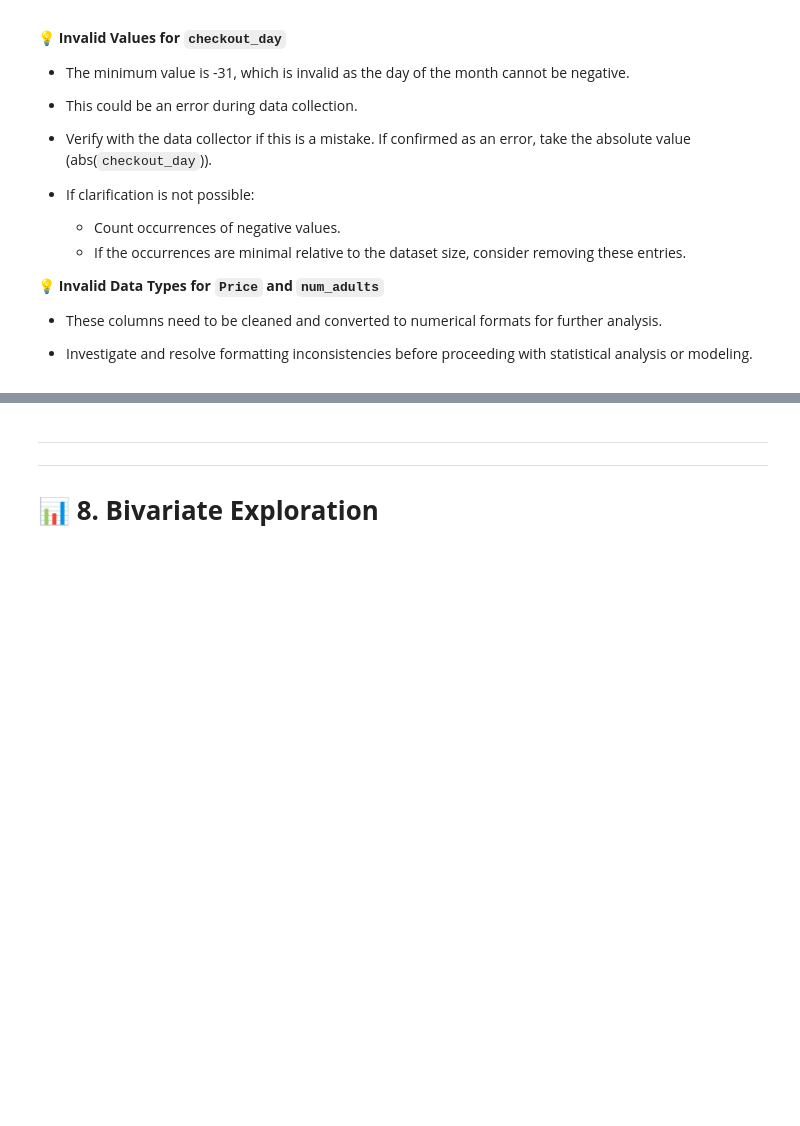
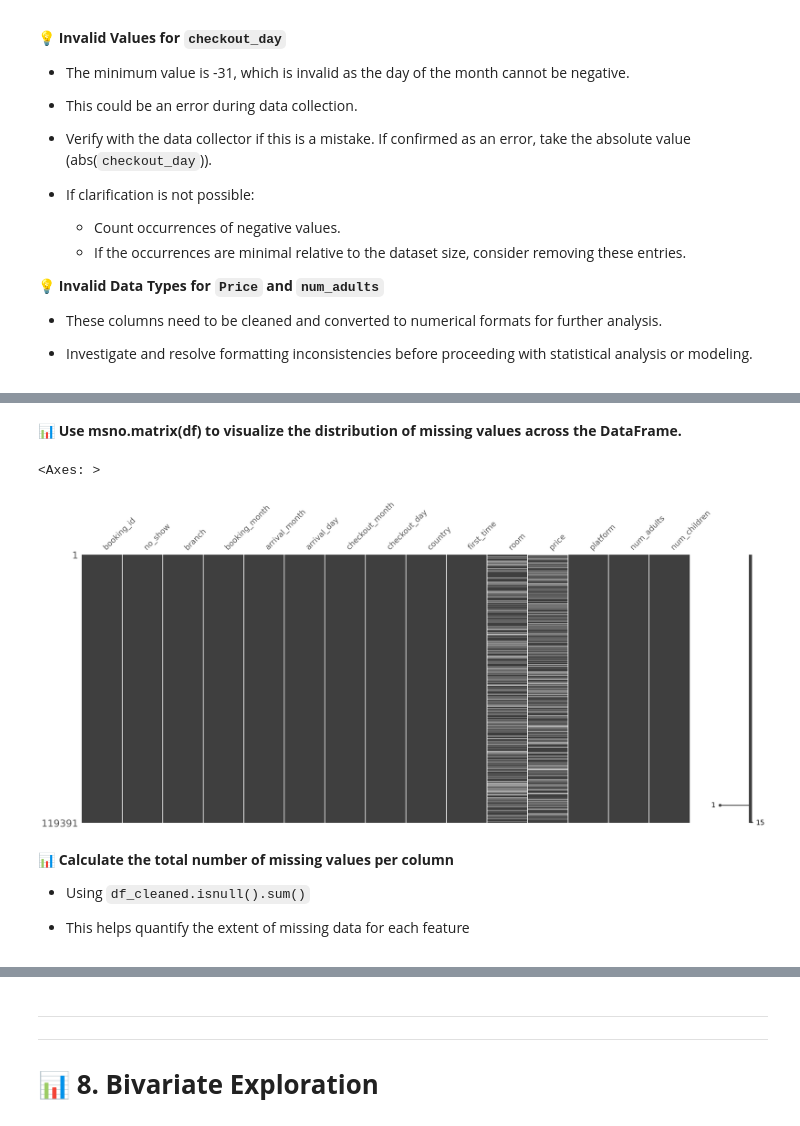
Before and after one commit to JoelNgiamKeeYong/aiap-ta-2024, a Jupyter notebook: eda.ipynb, the cells around one changed output, grey strips where cells are left out. Saved outputs shown, nothing was run; the diff lists cells and outputs as text; code cells hidden in the pictures; blank space fills up the shorter version.

```diff
--- a/eda.ipynb
+++ b/eda.ipynb
@@ -432,0 +477,14 @@ df.head(1)
+# %% [markdown]
+**📊 Use msno.matrix(df) to visualize the distribution of missing values across the DataFrame.**
+# %%
+# Show distribution of missing values in DataFrame
+msno.matrix(df)  # Missing values are displayed as white lines in the matrix
+# %% [output]
+<Axes: >
+[figure, added]
+# %% [markdown]
+**📊 Calculate the total number of missing values per column**
+
+- Using `df_cleaned.isnull().sum()`
+
+- This helps quantify the extent of missing data for each feature
```
Also changed, not shown: parts of 206 cells of this notebook, 5 other files.
